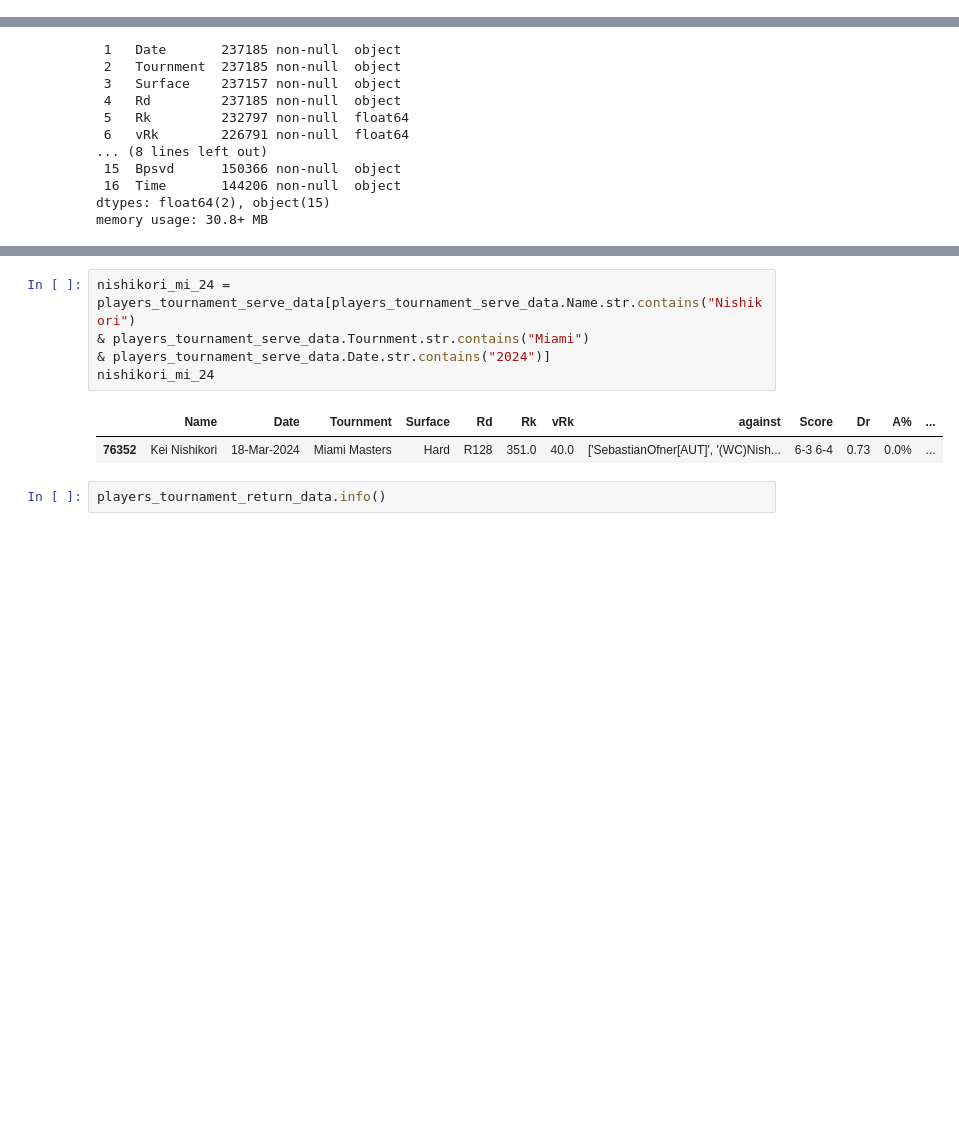
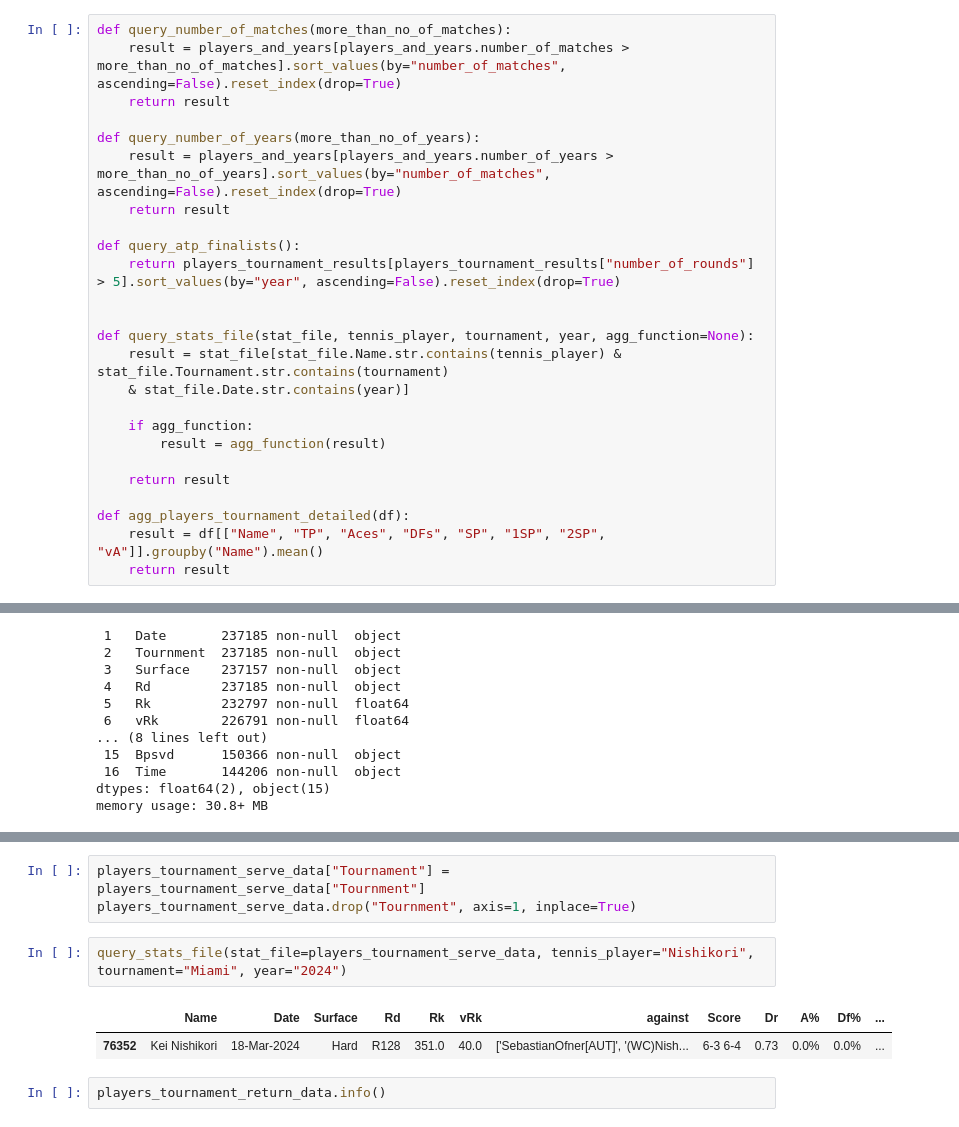
Before and after one commit to Mike812/kaggle, a Jupyter notebook: tennis_stats/TennisStats.ipynb, the cells around one changed output, grey strips where cells are left out. Drawn from its saved outputs; the diff is of its cells as text; blank space fills up the shorter version.

```diff
--- a/tennis_stats/TennisStats.ipynb
+++ b/tennis_stats/TennisStats.ipynb
@@ -9,6 +9,31 @@ players_tournament_results = pd.read_csv(data_path+"players_tournament(man).csv"
 players_tournament_detailed = pd.read_csv(data_path+"raw_kaggle.csv")
 players_tournament_serve_data = pd.read_csv(data_path+"serve_kaggle.csv")
 players_tournament_return_data = pd.read_csv(data_path+"return_kaggle.csv")
+# %%
+def query_number_of_matches(more_than_no_of_matches):
+    result = players_and_years[players_and_years.number_of_matches > more_than_no_of_matches].sort_values(by="number_of_matches", ascending=False).reset_index(drop=True)
+    return result
+
+def query_number_of_years(more_than_no_of_years):
+    result = players_and_years[players_and_years.number_of_years > more_than_no_of_years].sort_values(by="number_of_matches", ascending=False).reset_index(drop=True)
+    return result
+
+def query_atp_finalists():
+    return players_tournament_results[players_tournament_results["number_of_rounds"] > 5].sort_values(by="year", ascending=False).reset_index(drop=True)
+
+
+def query_stats_file(stat_file, tennis_player, tournament, year, agg_function=None):
+    result = stat_file[stat_file.Name.str.contains(tennis_player) & stat_file.Tournament.str.contains(tournament)
+    & stat_file.Date.str.contains(year)]
+
+    if agg_function:
+        result = agg_function(result)
+
+    return result
+
+def agg_players_tournament_detailed(df):
+    result = df[["Name", "TP", "Aces", "DFs", "SP", "1SP", "2SP", "vA"]].groupby("Name").mean()
+    return result
 # %%
 players_and_years.info()
 # %% [output]
@@ -184,14 +224,14 @@ players_tournament_serve_data.head()
 | 2 | Jannik Sinner | 2‑Oct‑2024 | Shanghai Masters | Hard | QF | 1.0 | 5.0 | ['(1)Sinner', '(5)DaniilMe', 'e',... | 6-1 6-4 | 1.94 | 18.0% | ... |
 | 3 | Jannik Sinner | 2‑Oct‑2024 | Shanghai Masters | Hard | R16 | 1.0 | 16.0 | ['(1)Sinner', '(14)BenShelton[USA]'] | 6-4 7-6(1) | 1.31 | 10.6% | ... |
 | 4 | Jannik Sinner | 2‑Oct‑2024 | Shanghai Masters | Hard | R32 | 1.0 | 37.0 | ['(1)Sinner', '(31)TomasMartinEtc... | 6-7(3) 6-4 6-2 | 1.30 | 13.0% | ... |
+# %%
+players_tournament_serve_data["Tournament"] = players_tournament_serve_data["Tournment"]
+players_tournament_serve_data.drop("Tournment", axis=1, inplace=True)
 # %%
-nishikori_mi_24 = players_tournament_serve_data[players_tournament_serve_data.Name.str.contains("Nishikori")
-& players_tournament_serve_data.Tournment.str.contains("Miami")
-& players_tournament_serve_data.Date.str.contains("2024")]
-nishikori_mi_24
+query_stats_file(stat_file=players_tournament_serve_data, tennis_player="Nishikori", tournament="Miami", year="2024")
 # %% [output]
-|  | Name | Date | Tournment | Surface | Rd | Rk | vRk | against | Score | Dr | A% | ... |
-| 76352 | Kei Nishikori | 18‑Mar‑2024 | Miami Masters | Hard | R128 | 351.0 | 40.0 | ['SebastianOfner[AUT]', '(WC)Nish... | 6-3 6-4 | 0.73 | 0.0% | ... |
+|  | Name | Date | Surface | Rd | Rk | vRk | against | Score | Dr | A% | Df% | ... |
+| 76352 | Kei Nishikori | 18‑Mar‑2024 | Hard | R128 | 351.0 | 40.0 | ['SebastianOfner[AUT]', '(WC)Nish... | 6-3 6-4 | 0.73 | 0.0% | 0.0% | ... |
 # %%
 players_tournament_return_data.info()
 # %% [output]
```
Also changed, not shown: parts of 12 cells of this notebook, 1 other file.
